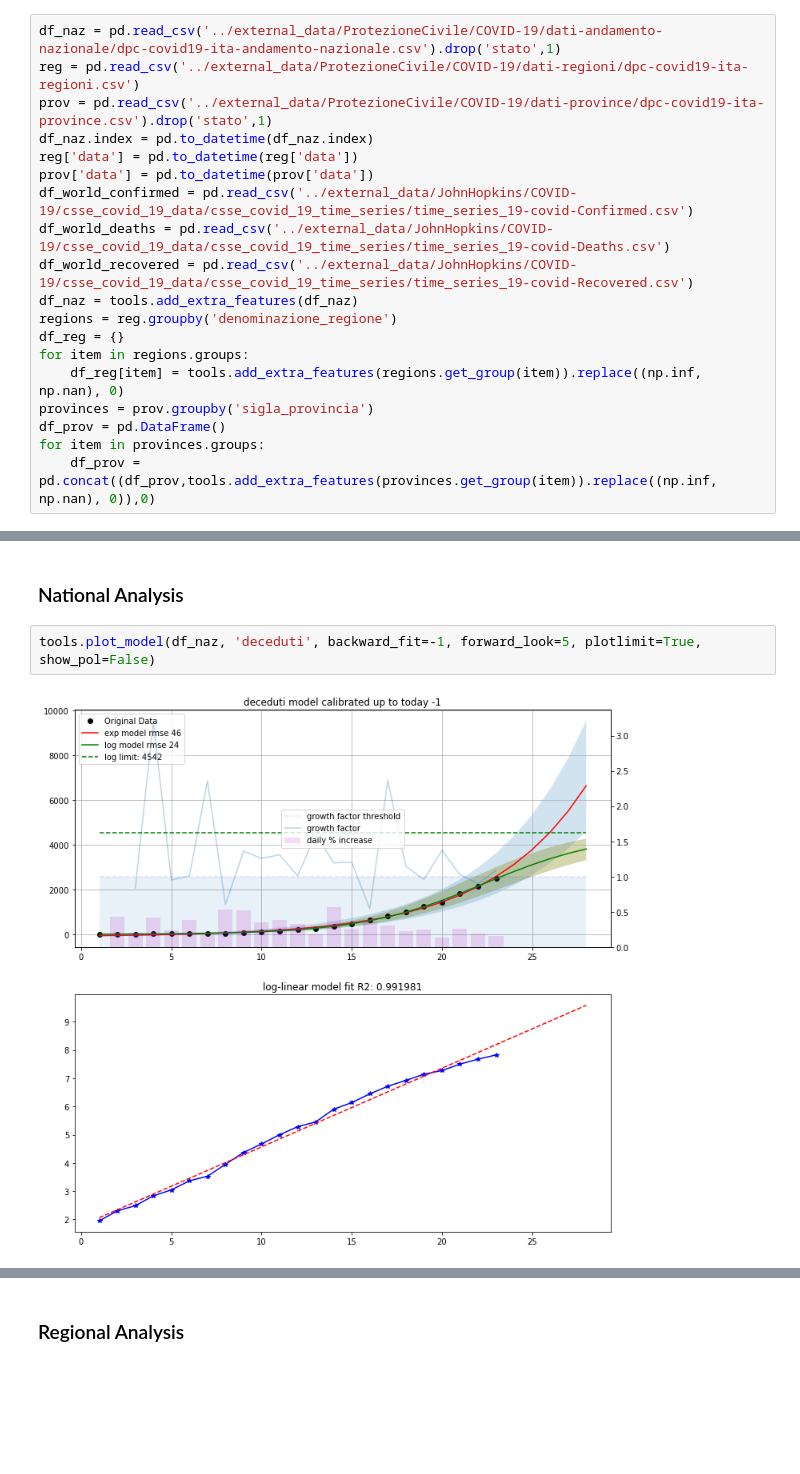
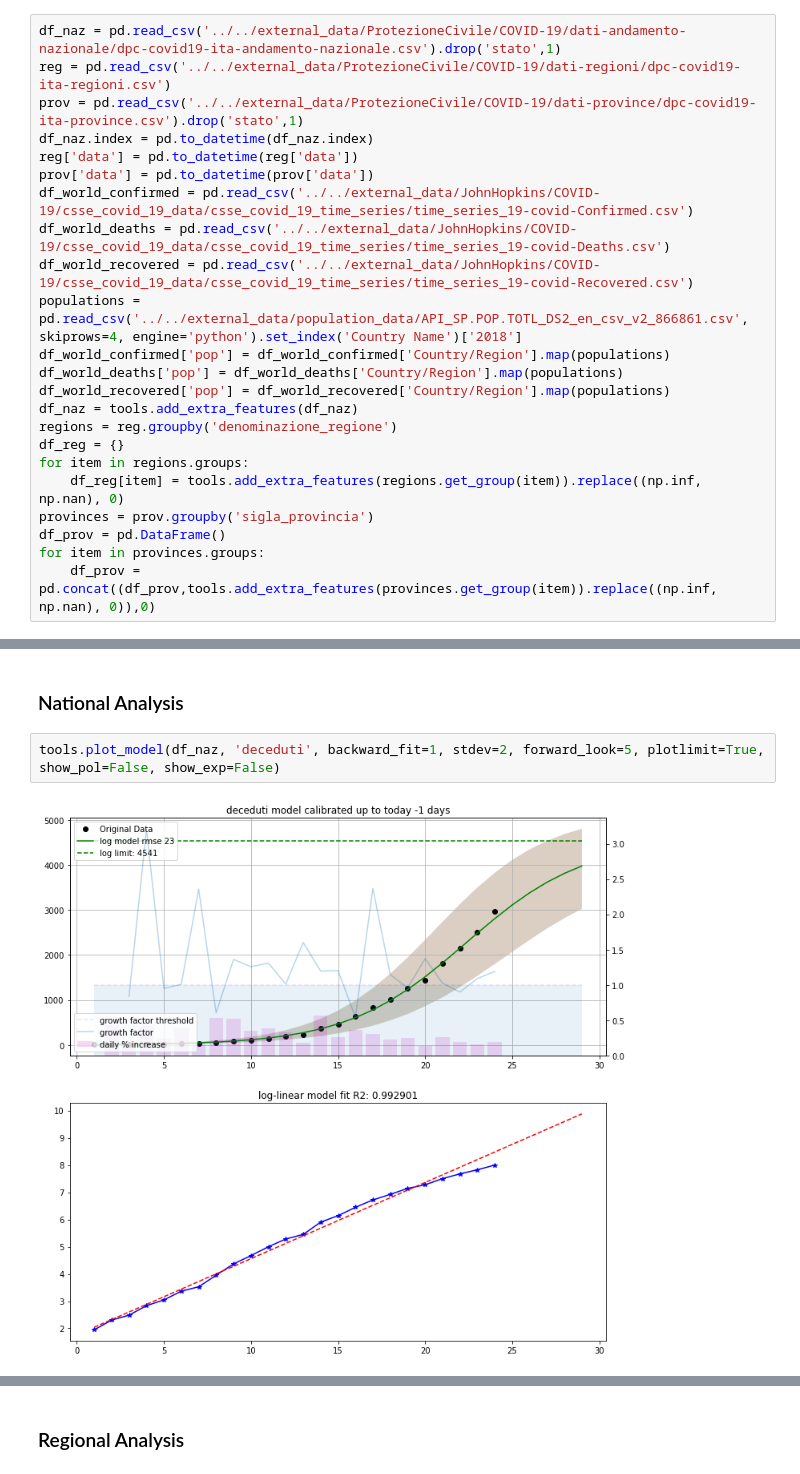
Before and after one commit to mspadaccino/COVID-19, a Jupyter notebook: notebooks/COVID_daily_report_Italy_World.ipynb, the cells around one changed output, grey strips where cells are left out. Saved outputs shown, nothing was run; the diff lists cells and outputs as text; blank space fills up the shorter version.

Commit message:
updated data and edited functions

```diff
--- a/notebooks/COVID_daily_report_Italy_World.ipynb
+++ b/notebooks/COVID_daily_report_Italy_World.ipynb
@@ -15,15 +15,19 @@ import plotly.express as px
 The autoreload extension is already loaded. To reload it, use:
   %reload_ext autoreload
 # %%
-df_naz = pd.read_csv('../external_data/ProtezioneCivile/COVID-19/dati-andamento-nazionale/dpc-covid19-ita-andamento-nazionale.csv').drop('stato',1)
-reg = pd.read_csv('../external_data/ProtezioneCivile/COVID-19/dati-regioni/dpc-covid19-ita-regioni.csv')
-prov = pd.read_csv('../external_data/ProtezioneCivile/COVID-19/dati-province/dpc-covid19-ita-province.csv').drop('stato',1)
+df_naz = pd.read_csv('../../external_data/ProtezioneCivile/COVID-19/dati-andamento-nazionale/dpc-covid19-ita-andamento-nazionale.csv').drop('stato',1)
+reg = pd.read_csv('../../external_data/ProtezioneCivile/COVID-19/dati-regioni/dpc-covid19-ita-regioni.csv')
+prov = pd.read_csv('../../external_data/ProtezioneCivile/COVID-19/dati-province/dpc-covid19-ita-province.csv').drop('stato',1)
 df_naz.index = pd.to_datetime(df_naz.index)
 reg['data'] = pd.to_datetime(reg['data'])
 prov['data'] = pd.to_datetime(prov['data'])
-df_world_confirmed = pd.read_csv('../external_data/JohnHopkins/COVID-19/csse_covid_19_data/csse_covid_19_time_series/time_series_19-covid-Confirmed.csv')
-df_world_deaths = pd.read_csv('../external_data/JohnHopkins/COVID-19/csse_covid_19_data/csse_covid_19_time_series/time_series_19-covid-Deaths.csv')
-df_world_recovered = pd.read_csv('../external_data/JohnHopkins/COVID-19/csse_covid_19_data/csse_covid_19_time_series/time_series_19-covid-Recovered.csv')
+df_world_confirmed = pd.read_csv('../../external_data/JohnHopkins/COVID-19/csse_covid_19_data/csse_covid_19_time_series/time_series_19-covid-Confirmed.csv')
+df_world_deaths = pd.read_csv('../../external_data/JohnHopkins/COVID-19/csse_covid_19_data/csse_covid_19_time_series/time_series_19-covid-Deaths.csv')
+df_world_recovered = pd.read_csv('../../external_data/JohnHopkins/COVID-19/csse_covid_19_data/csse_covid_19_time_series/time_series_19-covid-Recovered.csv')
+populations = pd.read_csv('../../external_data/population_data/API_SP.POP.TOTL_DS2_en_csv_v2_866861.csv', skiprows=4, engine='python').set_index('Country Name')['2018']
+df_world_confirmed['pop'] = df_world_confirmed['Country/Region'].map(populations)
+df_world_deaths['pop'] = df_world_deaths['Country/Region'].map(populations)
+df_world_recovered['pop'] = df_world_recovered['Country/Region'].map(populations)
 df_naz = tools.add_extra_features(df_naz)
 regions = reg.groupby('denominazione_regione')
 df_reg = {}
@@ -102,6 +125,6 @@ Text(0.5, 1.0, "variazione giornaliera nuovi casi per l'Abruzzo")
 # %% [markdown]
 ### National Analysis
 # %%
-tools.plot_model(df_naz, 'deceduti', backward_fit=-1, forward_look=5, plotlimit=True, show_pol=False)
+tools.plot_model(df_naz, 'deceduti', backward_fit=1, stdev=2, forward_look=5, plotlimit=True, show_pol=False, show_exp=False)
 # %% [output]
-[figure, old version]
+[figure, new version]
```
Also changed, not shown: parts of 23 cells of this notebook, 1 other file.
